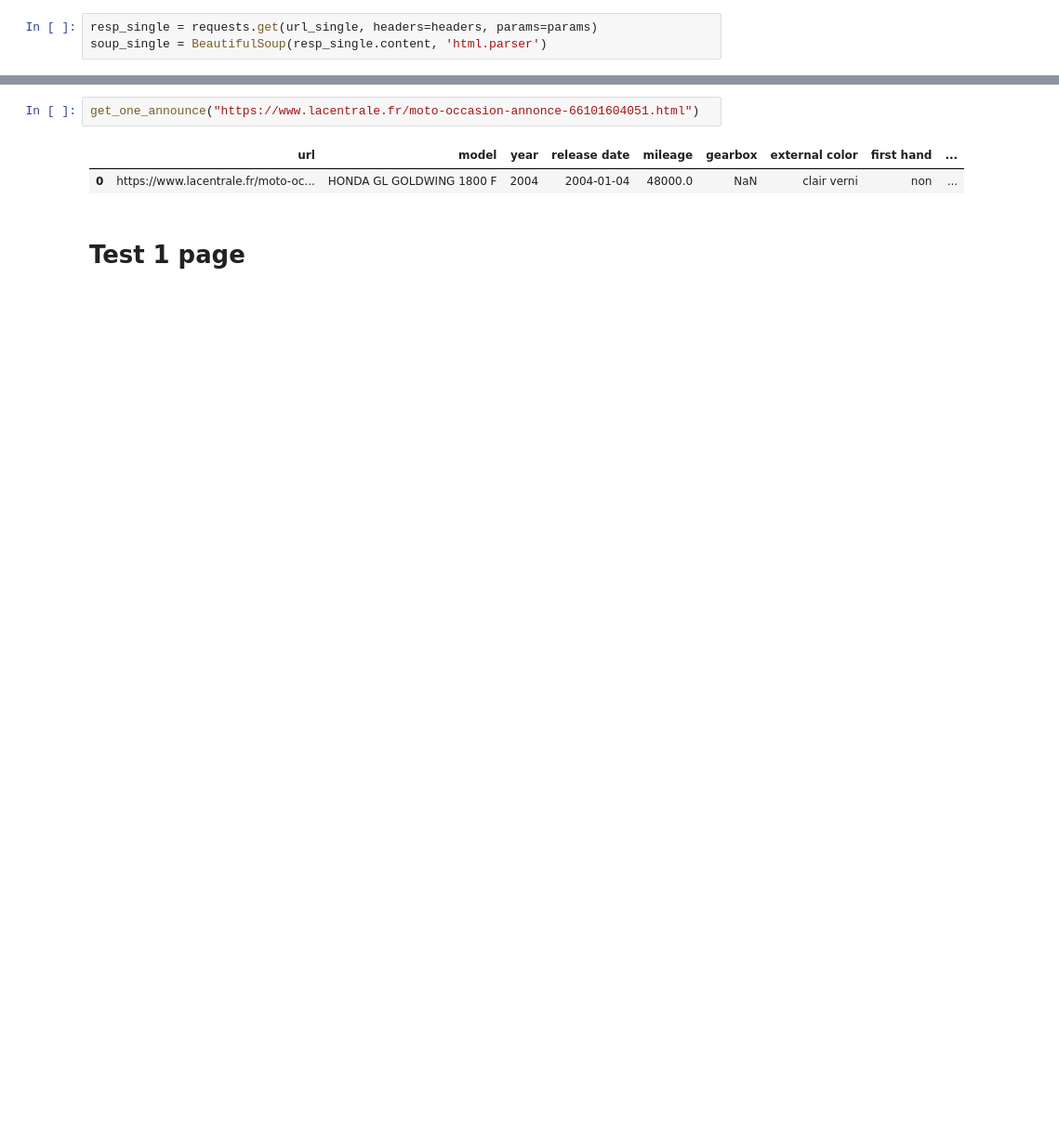
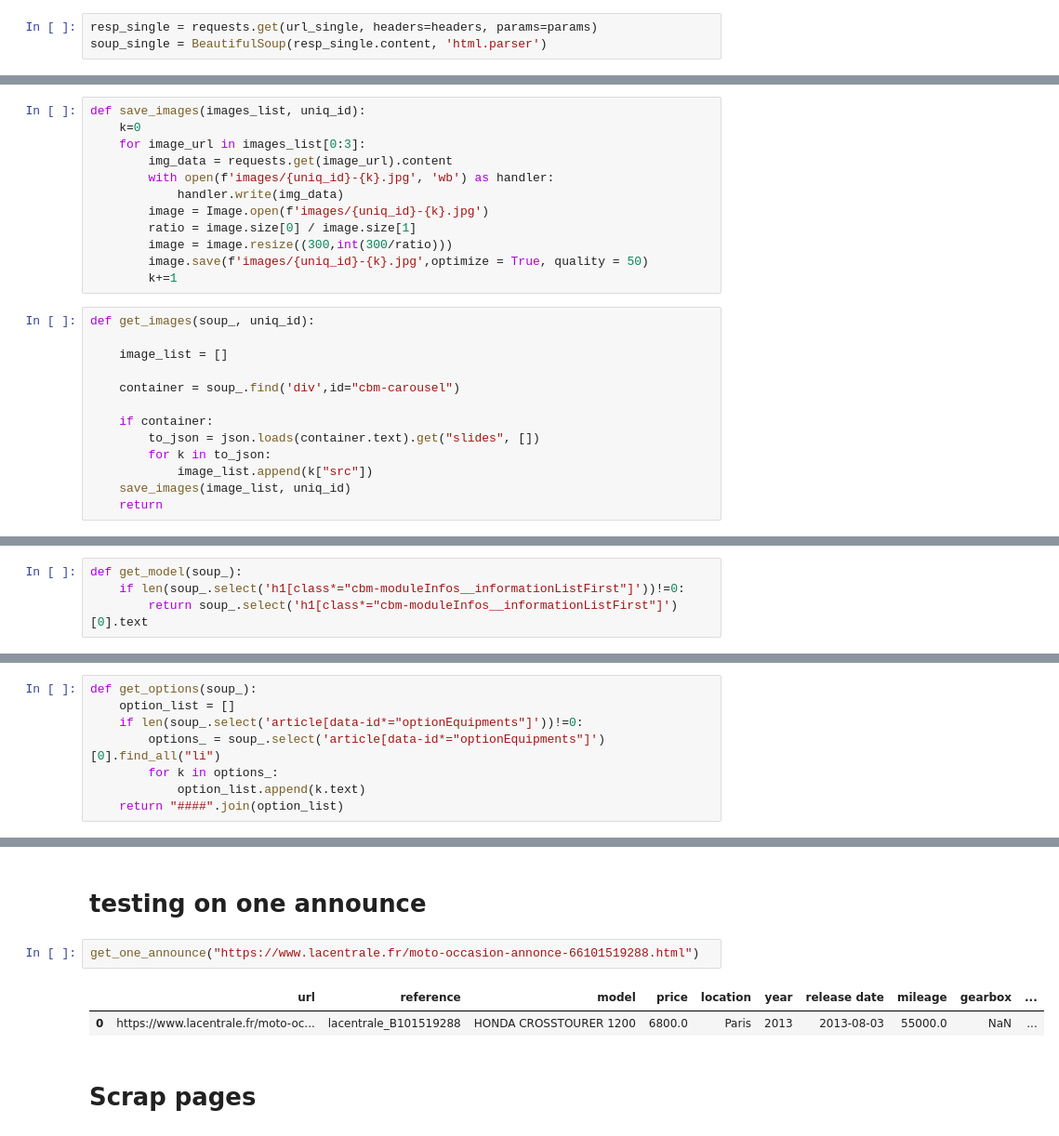
Before and after one commit to AnthonyDF/tresboncoin, a Jupyter notebook: notebooks/victor/victor_notebook.ipynb, the cells around one changed output, grey strips where cells are left out. Shown at 93% size. Cells and saved outputs as stored; diff of their text form; blank space fills up the shorter version.

Commit message:
scraping la centrale

```diff
--- a/notebooks/victor/victor_notebook.ipynb
+++ b/notebooks/victor/victor_notebook.ipynb
@@ -80,0 +142,25 @@ model
+# %%
+def save_images(images_list, uniq_id):
+    k=0
+    for image_url in images_list[0:3]:
+        img_data = requests.get(image_url).content
+        with open(f'images/{uniq_id}-{k}.jpg', 'wb') as handler:
+            handler.write(img_data)
+        image = Image.open(f'images/{uniq_id}-{k}.jpg')
+        ratio = image.size[0] / image.size[1]
+        image = image.resize((300,int(300/ratio)))
+        image.save(f'images/{uniq_id}-{k}.jpg',optimize = True, quality = 50)
+        k+=1
+# %%
+def get_images(soup_, uniq_id):
+
+    image_list = []
+
+    container = soup_.find('div',id="cbm-carousel")
+
+    if container:
+        to_json = json.loads(container.text).get("slides", [])
+        for k in to_json:
+            image_list.append(k["src"])
+    save_images(image_list, uniq_id)
+    return
@@ -80,0 +171,4 @@ model
+# %%
+def get_model(soup_):
+    if len(soup_.select('h1[class*="cbm-moduleInfos__informationListFirst"]'))!=0:
+        return soup_.select('h1[class*="cbm-moduleInfos__informationListFirst"]')[0].text
@@ -80,0 +181,8 @@ model
+# %%
+def get_options(soup_):
+    option_list = []
+    if len(soup_.select('article[data-id*="optionEquipments"]'))!=0:
+        options_ = soup_.select('article[data-id*="optionEquipments"]')[0].find_all("li")
+        for k in options_:
+            option_list.append(k.text)
+    return "####".join(option_list)
@@ -142,9 +271,11 @@ def get_one_announce(url):
 
     return announce
+# %% [markdown]
+# testing on one announce
 # %%
-get_one_announce("https://www.lacentrale.fr/moto-occasion-annonce-66101604051.html")
+get_one_announce("https://www.lacentrale.fr/moto-occasion-annonce-66101519288.html")
 # %% [output]
-|  | url | model | year | release date | mileage | gearbox | external color | first hand | ... |
-| 0 | https://www.lacentrale.fr/moto-oc... | HONDA GL GOLDWING 1800 F | 2004 | 2004-01-04 | 48000.0 | NaN | clair verni | non | ... |
+|  | url | reference | model | price | location | year | release date | mileage | gearbox | ... |
+| 0 | https://www.lacentrale.fr/moto-oc... | lacentrale_B101519288 | HONDA CROSSTOURER 1200 | 6800.0 | Paris | 2013 | 2013-08-03 | 55000.0 | NaN | ... |
-# %% [markdown]
-# Test 1 page
+# %% [markdown]
+# Scrap pages
```
Also changed, not shown: parts of 36 cells of this notebook, 1 other file.
